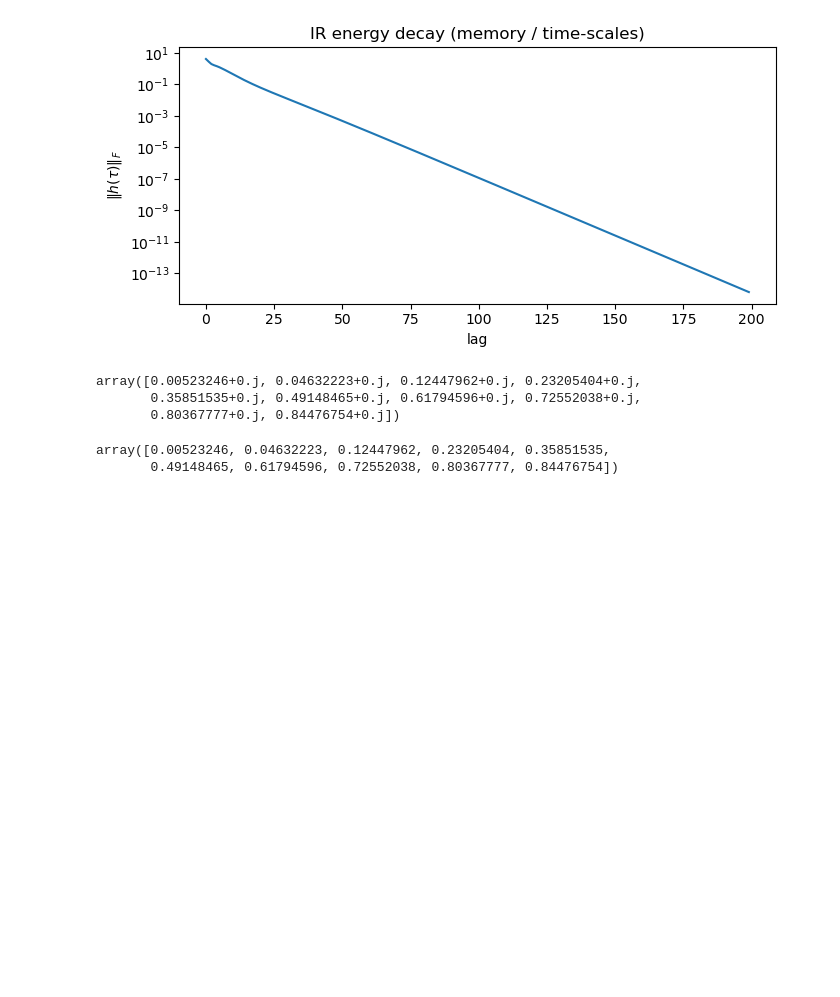
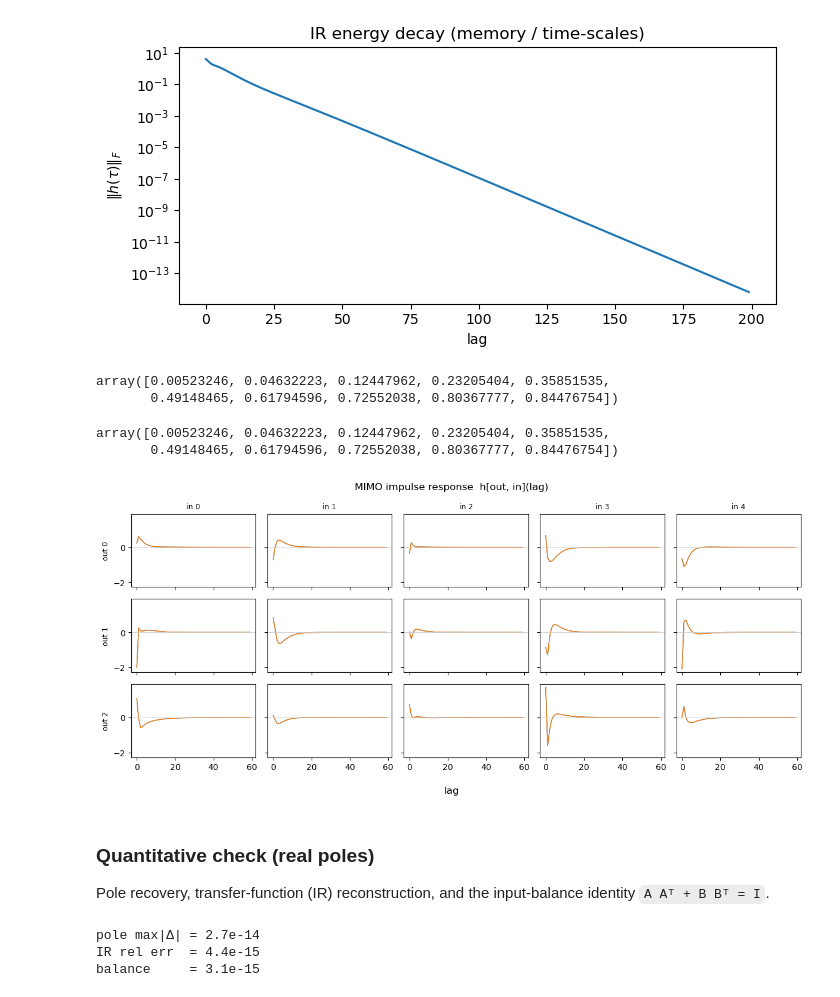
Before and after one commit to QFStudent/genesis-alpha, a Jupyter notebook: notebooks/test_mor.ipynb, the cells around one changed output. Drawn from its saved outputs; the diff is of its cells as text; code cells hidden in the pictures; blank space fills up the shorter version.

```diff
--- a/notebooks/test_mor.ipynb
+++ b/notebooks/test_mor.ipynb
@@ -67,15 +63,54 @@ plt.show()
 # %% [output]
 [figure]
 # %%
-w_ship, u_ship = msvdreduce_fixed(ir0, n)
+sys, C = msvdreduce_complex(ir0, n)
-# %%
-np.sort(w_ship)
-# %% [output]
-array([0.00523246+0.j, 0.04632223+0.j, 0.12447962+0.j, 0.23205404+0.j,
-       0.35851535+0.j, 0.49148465+0.j, 0.61794596+0.j, 0.72552038+0.j,
-       0.80367777+0.j, 0.84476754+0.j])
-# %%
-poles0
-# %% [output]
-array([0.00523246, 0.04632223, 0.12447962, 0.23205404, 0.35851535,
-       0.49148465, 0.61794596, 0.72552038, 0.80367777, 0.84476754])
+# %%
+np.sort(sys.poles())
+# %% [output]
+array([0.00523246, 0.04632223, 0.12447962, 0.23205404, 0.35851535,
+       0.49148465, 0.61794596, 0.72552038, 0.80367777, 0.84476754])
+# %%
+poles0
+# %% [output]
+array([0.00523246, 0.04632223, 0.12447962, 0.23205404, 0.35851535,
+       0.49148465, 0.61794596, 0.72552038, 0.80367777, 0.84476754])
+# %%
+from ga.filters.tib import krylov_basis
+
+A, B = sys.A(dense=True), sys.B(dense=True)
+
+K = np.asarray(krylov_basis(A, B, L))           # (order, q, L) = [B, AB, A^2 B, ...]
+ir_rec = np.real(np.tensordot(C, K, (-1, 0)))   # (p, q, L)  h_k = C A^k B
+# %%
+p, q, L = ir0.shape
+show = min(60, L)                         # IR decays fast; show the first ~60 lags
+fig, axes = plt.subplots(p, q, figsize=(2.4 * q, 1.8 * p), sharex=True, sharey=True)
+for i in range(p):
+    for j in range(q):
+        ax = axes[i, j]
+        ax.plot(np.arange(show), ir0[i, j, :show], lw=1)
+        ax.plot(np.arange(show), ir_rec[i, j, :show], lw=1)
+        ax.axhline(0, color="0.8", lw=0.6)
+        if i == 0:
+            ax.set_title(f"in {j}", fontsize=9)
+        if j == 0:
+            ax.set_ylabel(f"out {i}", fontsize=9)
+fig.supxlabel("lag")
+fig.suptitle("MIMO impulse response  h[out, in](lag)")
+fig.tight_layout()
+plt.show()
+# %% [output]
+[figure, added]
+# %% [markdown]
+### Quantitative check (real poles)
+
+Pole recovery, transfer-function (IR) reconstruction, and the input-balance identity `A Aᵀ + B Bᵀ = I`.
+# %%
+A, B = sys.A(dense=True), sys.B(dense=True)
+print(f"pole max|Δ| = {np.max(np.abs(np.sort(np.real(sys.poles())) - np.sort(poles0))):.1e}")
+print(f"IR rel err  = {np.linalg.norm(ir_rec - ir0) / np.linalg.norm(ir0):.1e}")
+print(f"balance     = {np.max(np.abs(A @ A.T + B @ B.T - np.eye(A.shape[0]))):.1e}")
+# %% [output]
+pole max|Δ| = 2.7e-14
+IR rel err  = 4.4e-15
+balance     = 3.1e-15
```
Also changed, not shown: parts of 29 cells of this notebook, 34 other files.
